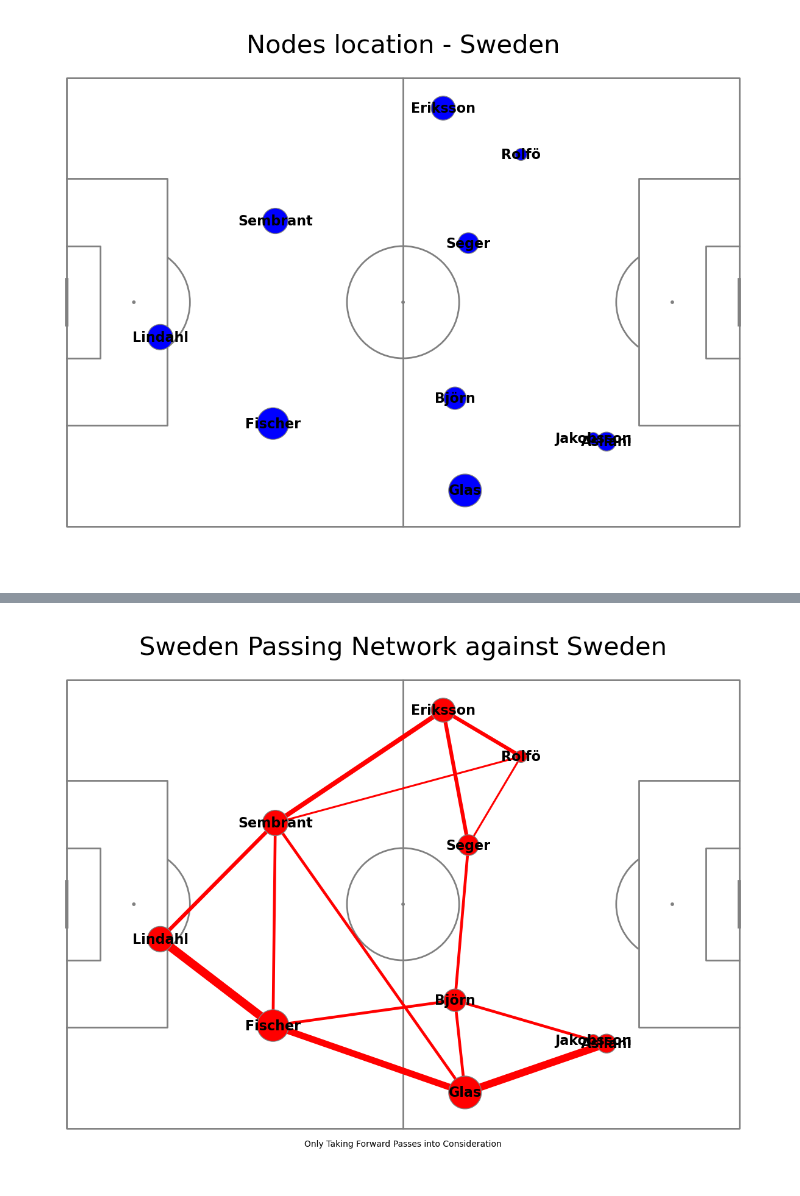
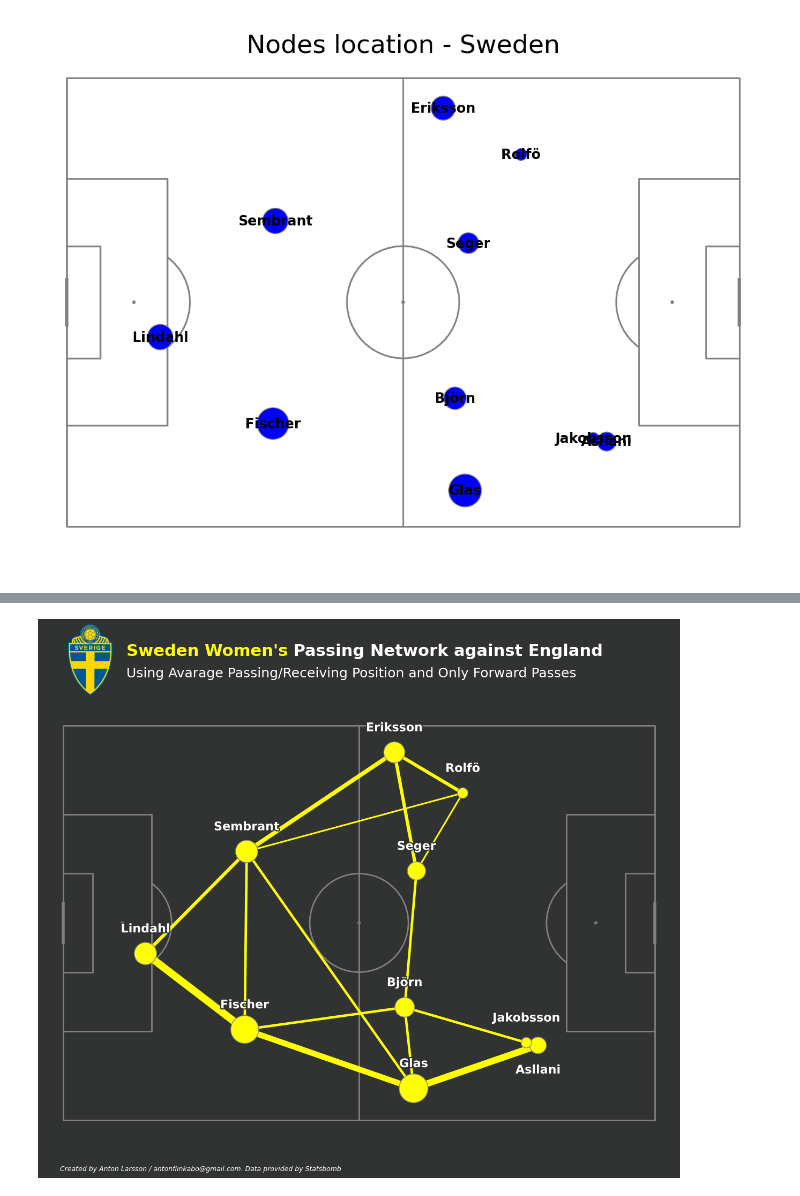
Before and after one commit to plsreply-anton/SoccerMatics, a Jupyter notebook: forrwardPassingNetworkPlot.ipynb, the cells around one changed output, grey strips where cells are left out. Cells and saved outputs as stored; diff of their text form; code cells hidden in the pictures.

Commit message:
fixed nice plots. TODO: IMPORT INSTALLED FONTS

```diff
--- a/forrwardPassingNetworkPlot.ipynb
+++ b/forrwardPassingNetworkPlot.ipynb
@@ -98,12 +101,49 @@ plt.show()
 [figure]
 # %%
 #plot once again pitch and vertices
-pitch = Pitch(line_color='grey')
+import matplotlib as mpl
+import matplotlib as mpl
+import matplotlib.pyplot as plt
+import matplotlib.gridspec as gridspec
+import matplotlib.patheffects as path_effects
+
+from PIL import Image
+import requests
+from io import BytesIO
+
+
+from highlight_text import htext
+team = "Sweden Women"
+
+title_font = "Alegreya Sans"
+body_font = "Open Sans"
+text_color = "w"
+background = "#313332"
+filler = "grey"
+primary = "yellow"
+dataProvider = "Statsbomb"
+
+mpl.rcParams['xtick.color'] = text_color
+mpl.rcParams['ytick.color'] = text_color
+mpl.rcParams['xtick.labelsize'] = 10
+mpl.rcParams['ytick.labelsize'] = 10
+
+
+
+
+pitch = Pitch(line_color=filler, pitch_color=background)
 fig, ax = pitch.grid(grid_height=0.9, title_height=0.06, axis=False,
                      endnote_height=0.04, title_space=0, endnote_space=0)
-pitch.scatter(scatter_df.x, scatter_df.y, s=scatter_df.marker_size, color='red', edgecolors='grey', linewidth=1, alpha=1, ax=ax["pitch"], zorder = 3)
+
+pitch.scatter(scatter_df.x, scatter_df.y, s=scatter_df.marker_size, color=primary, edgecolors=filler, linewidth=1, alpha=1, ax=ax["pitch"], zorder = 3)
+
 for i, row in scatter_df.iterrows():
-    pitch.annotate(row.player_name, xy=(row.x, row.y), c='black', va='center', ha='center', weight = "bold", size=16, ax=ax["pitch"], zorder = 4)
+    if row.player_name == "Asllani":
+        t= pitch.annotate(row.player_name, xy=(row.x, row.y+5), c=text_color, va='center', ha='center', weight = "bold", size=16, ax=ax["pitch"], zorder = 4)
+        t.set_path_effects([path_effects.withStroke(linewidth=3,foreground=background)])
+    else:
+        t= pitch.annotate(row.player_name, xy=(row.x, row.y-5), c=text_color, va='center', ha='center', weight = "bold", size=16, ax=ax["pitch"], zorder = 4)
+        t.set_path_effects([path_effects.withStroke(linewidth=3,foreground=background)])
 
 for i, row in lines_df.iterrows():
         player1 = row["pair_key"].split("_")[0]
@@ -118,9 +158,36 @@ for i, row in lines_df.iterrows():
         line_width = (num_passes / lines_df['pass_count'].max() * 10)
         #plot lines on the pitch
         pitch.lines(player1_x, player1_y, player2_x, player2_y,
-                        alpha=1, lw=line_width, zorder=2, color="red", ax = ax["pitch"])
+                        alpha=1, lw=line_width, zorder=2, color=primary, ax = ax["pitch"])
 
-fig.suptitle("Sweden Passing Network against Sweden", fontsize = 30)
-plt.title("Only Taking Forward Passes into Consideration", fontsize = 10)
+fig.set_facecolor(background)
+
+#Göra en method för detta
+htext.fig_text(x=0.15, y=1.07,
+        s = "<{}'s> Passing Network against England\n".format(team),
+        highlight_textprops=[{"color": primary}],
+        color=text_color,
+        fontsize=22,
+        #fontfamily=title_font,
+        weight= "bold",
+        #fontfamily=body_font
+        )
+fig.text(0.15,1,"Using Avarage Passing/Receiving Position and Only Forward Passes",fontweight="regular", fontsize=18,fontfamily=title_font, color=text_color)
+#
+
+# Göra en method för detta
+ax2 = fig.add_axes([0.02,0.96,0.15,0.15]) # badge
+ax2.axis("off")
+url = "https://upload.wikimedia.org/wikipedia/en/thumb/3/3f/Sweden_national_football_team_badge.svg/1200px-Sweden_national_football_team_badge.svg.png"
+response = requests.get(url)
+img = Image.open(BytesIO(response.content))
+ax2.imshow(img)
+#
+
+fig.text(0.05, -0.025, "Created by Anton Larsson / antonflinkabo@gmail.com. Data provided by {}".format(dataProvider),
+        fontstyle="italic",fontsize=9, fontfamily=body_font, color=text_color)
+
+plt.tight_layout()
+plt.savefig('forwardPassingNetwork.png', dpi=300, bbox_inches = 'tight')
 plt.show()
 # %% [output]
@@ -127 +211 @@ plt.show()
-[figure, old version]
+[figure, new version]
```
Also changed, not shown: parts of 2 cells of this notebook, 1 other file.
